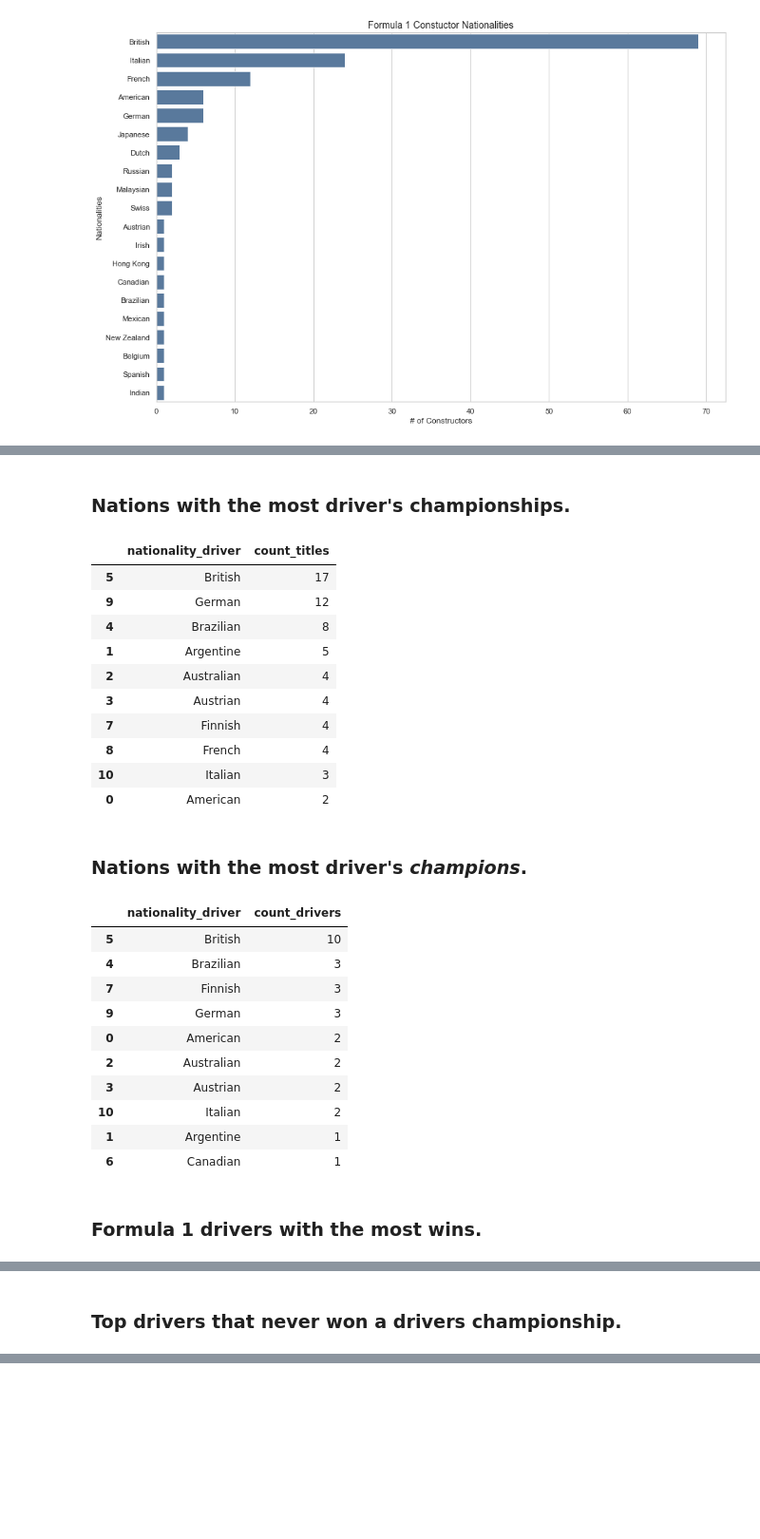
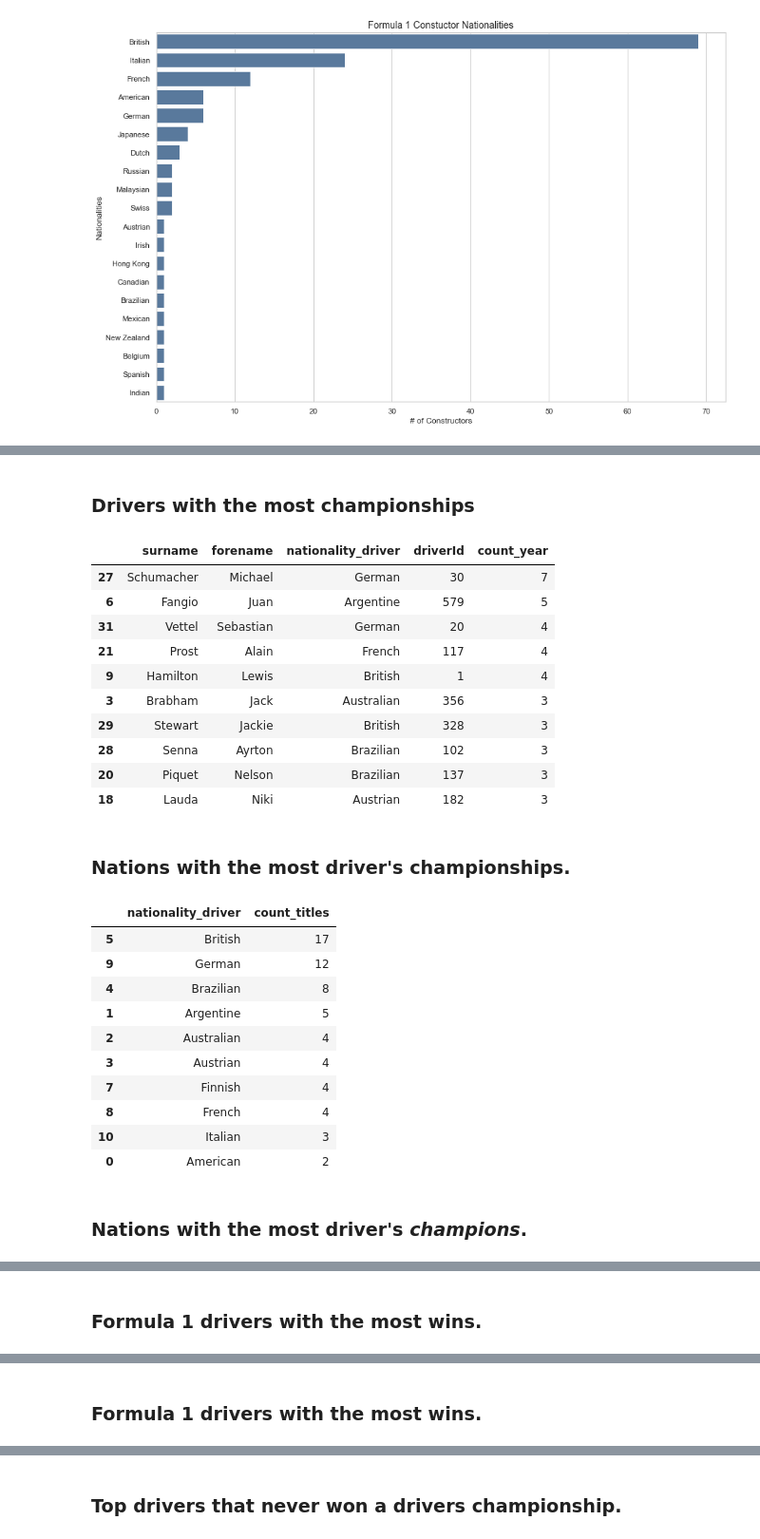
Before and after one commit to BenWS/formula1-analysis, a Jupyter notebook: Miscellaneous.ipynb, the cells around one changed output, grey strips where cells are left out. Shown: that part at 95% size. Drawn from its saved outputs; the diff is of its cells as text; code cells hidden in the pictures; blank space fills up the shorter version.

```diff
--- a/Miscellaneous.ipynb
+++ b/Miscellaneous.ipynb
@@ -192,65 +195,69 @@ df_tmp2 = df_tmp.groupby(['year'], as_index=False).agg({'points_standing':'max'}
 df_tmp3 = df_tmp.merge(df_tmp2, on=['year','points_standing'])\
   .drop_duplicates(subset=['year','points_standing','driverId'],keep='first')
 
+def display_results(dataframe,description,limit=10):
+  display(Markdown(f'### {description}'))
+  display(dataframe[:limit])
+
 # which drivers have the most titles?
 df_tmp4 = df_tmp3.groupby(['surname','forename','nationality_driver','driverId'], as_index=False)\
   .agg(count_year = pd.NamedAgg(column='year',aggfunc='count'))\
   .sort_values(by='count_year', ascending=False)
+
+display_results(df_tmp4,'Drivers with the most championships')
 
 # which nations have the most driver's titles?
 df_tmp5 = df_tmp4.groupby('nationality_driver',as_index=False)\
   .agg(count_titles = pd.NamedAgg(column='count_year',aggfunc='sum'))\
   .sort_values(by='count_titles',ascending=False)[:10]
 
-# from IPython.display import display,Markdown
-display(Markdown('### Nations with the most driver\'s championships.'))
-display(df_tmp5)
+display_results(df_tmp5,'Nations with the most driver\'s championships.')
 
 # which nations have the most driver champions?
 df_tmp5 = df_tmp4.groupby('nationality_driver',as_index=False)\
   .agg(count_drivers=pd.NamedAgg(column='driverId',aggfunc='nunique'))\
   .sort_values(by='count_drivers',ascending=False)[:10]
 
-display(Markdown('### Nations with the most driver\'s *champions*.'))
-display(df_tmp5)
+display_results(df_tmp5, 'Nations with the most driver\'s *champions*.')
 
 # which drivers has won the most races in all Formula One history?
 df_driver_wins = df_tmp[df_tmp.position_result==1]\
   .groupby(['driverId','surname','forename'],as_index=False)\
   .agg(count_wins=pd.NamedAgg(column='raceId',aggfunc='nunique'))\
   .sort_values(by='count_wins',ascending=False)
 
 display(Markdown('### Formula 1 drivers with the most wins. '))
 display(df_driver_wins[:10])
 
+display_results(df_driver_wins, 'Formula 1 drivers with the most wins.')
+
 # who are winning drivers that never won a driver's championship?
 df_tmp5 = df_driver_wins[~df_driver_wins.driverId.isin(df_tmp3.driverId.values)]
 
-display(Markdown('### Top drivers that never won a driver''s championship.'))
-display(df_tmp5[:10])
+display_results(df_tmp5, 'Top drivers that never won a driver''s championship.')
 # %% [output]
-### Nations with the most driver's championships.
+### Drivers with the most championships
-|  | nationality_driver | count_titles |
-| 5 | British | 17 |
-| 9 | German | 12 |
-| 4 | Brazilian | 8 |
-| 1 | Argentine | 5 |
-| 2 | Australian | 4 |
-| 3 | Austrian | 4 |
-| 7 | Finnish | 4 |
-| 8 | French | 4 |
-| 10 | Italian | 3 |
-| 0 | American | 2 |
+|  | surname | forename | nationality_driver | driverId | count_year |
+| 27 | Schumacher | Michael | German | 30 | 7 |
+| 6 | Fangio | Juan | Argentine | 579 | 5 |
+| 31 | Vettel | Sebastian | German | 20 | 4 |
+| 21 | Prost | Alain | French | 117 | 4 |
+| 9 | Hamilton | Lewis | British | 1 | 4 |
+| 3 | Brabham | Jack | Australian | 356 | 3 |
+| 29 | Stewart | Jackie | British | 328 | 3 |
+| 28 | Senna | Ayrton | Brazilian | 102 | 3 |
+| 20 | Piquet | Nelson | Brazilian | 137 | 3 |
+| 18 | Lauda | Niki | Austrian | 182 | 3 |
-### Nations with the most driver's *champions*.
+### Nations with the most driver's championships.
-|  | nationality_driver | count_drivers |
-| 5 | British | 10 |
-| 4 | Brazilian | 3 |
-| 7 | Finnish | 3 |
-| 9 | German | 3 |
+|  | nationality_driver | count_titles |
+| 5 | British | 17 |
+| 9 | German | 12 |
+| 4 | Brazilian | 8 |
+| 1 | Argentine | 5 |
+| 2 | Australian | 4 |
+| 3 | Austrian | 4 |
+| 7 | Finnish | 4 |
+| 8 | French | 4 |
+| 10 | Italian | 3 |
 | 0 | American | 2 |
-| 2 | Australian | 2 |
-| 3 | Austrian | 2 |
-| 10 | Italian | 2 |
-| 1 | Argentine | 1 |
-| 6 | Canadian | 1 |
-### Formula 1 drivers with the most wins.
+### Nations with the most driver's *champions*.
@@ -268,2 +275,2 @@ display(df_tmp5[:10])
-### Top drivers that never won a drivers championship.
+### Formula 1 drivers with the most wins.
 |  | driverId | surname | forename | count_wins |
@@ -279,0 +287 @@ display(df_tmp5[:10])
+### Formula 1 drivers with the most wins.
@@ -279,0 +299 @@ display(df_tmp5[:10])
+### Top drivers that never won a drivers championship.
```
Also changed, not shown: parts of 5 cells of this notebook.
